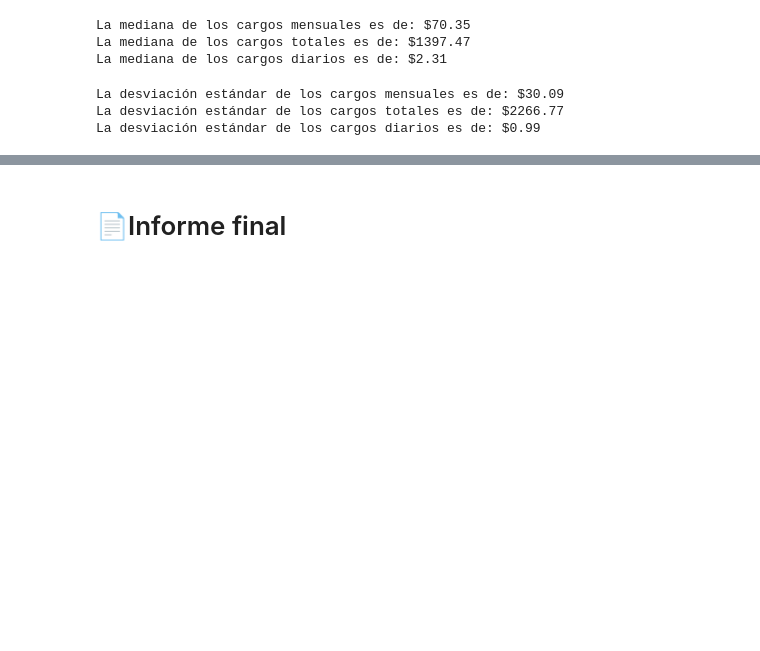
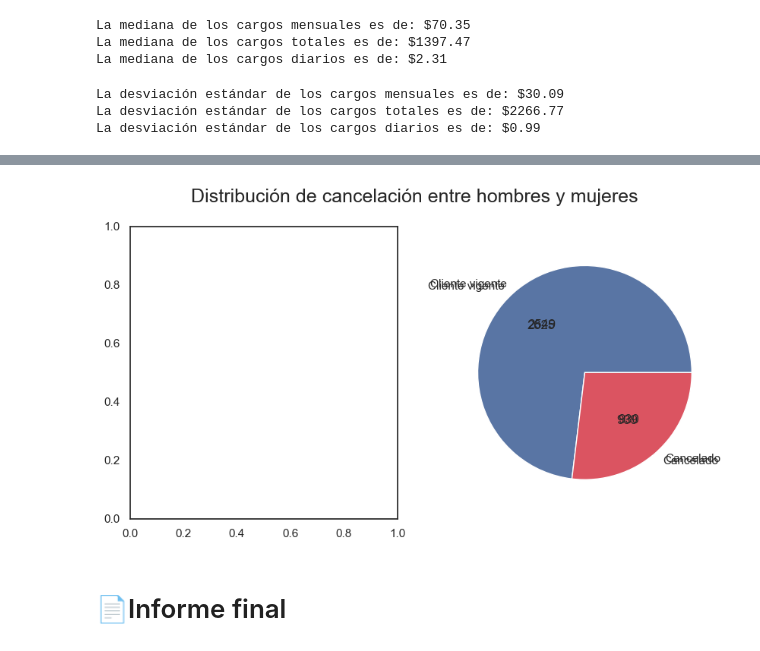
Before and after one commit to QsbsRr/Challenge-Alura-TelecomX-1---RCIRM, a Jupyter notebook: TelecomX_LATAM - RCIRM.ipynb, the cells around one changed output, grey strips where cells are left out. Drawn from its saved outputs; the diff is of its cells as text; code cells hidden in the pictures; blank space fills up the shorter version.

```diff
--- a/TelecomX_LATAM - RCIRM.ipynb
+++ b/TelecomX_LATAM - RCIRM.ipynb
@@ -378,2 +412,12 @@ El porcentaje de clientes con servicio de teléfono es de 90.32%
+# %%
+
+fig, ax = plt.subplots(nrows = 1, ncols = 2, figsize = (10,5))
+plt.suptitle("Distribución de cancelación entre hombres y mujeres", fontsize = 18)
+fig.add_subplotplt.pie(hombres, colors = ['#5975A4', "#DB5461"], labels = ['Cliente vigente', 'Cancelado'], autopct= lambda x: '{:.0f}'.format(x*hombres.sum()/100))
+ax[1] = plt.pie(mujeres, colors = ['#5975A4', "#DB5461"], labels = ['Cliente vigente', 'Cancelado'], autopct= lambda x: '{:.0f}'.format(x*mujeres.sum()/100))
+
+plt.show()
+# %% [output]
+[figure, added]
 # %% [markdown]
 # 📄Informe final
```
Also changed, not shown: parts of 10 cells of this notebook.
